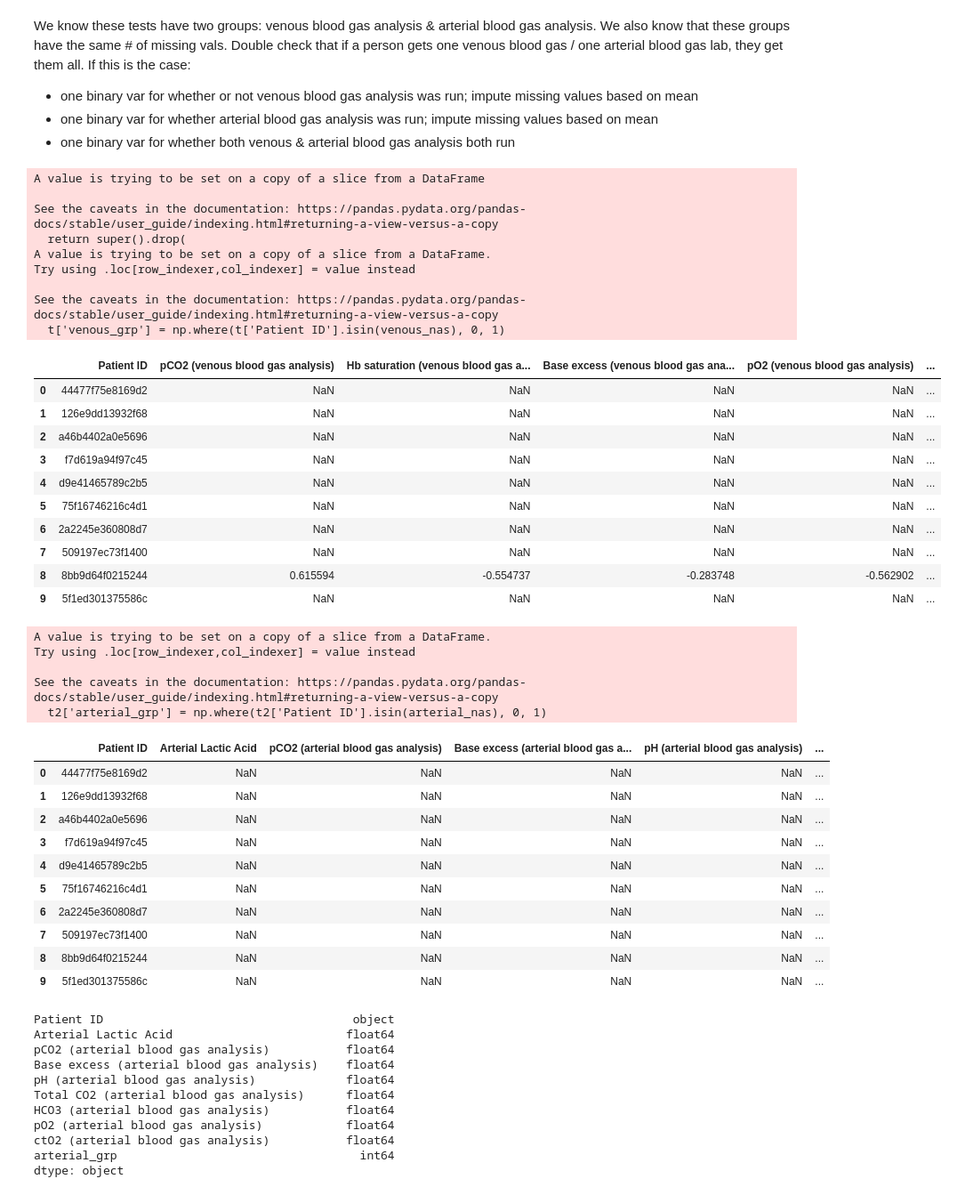
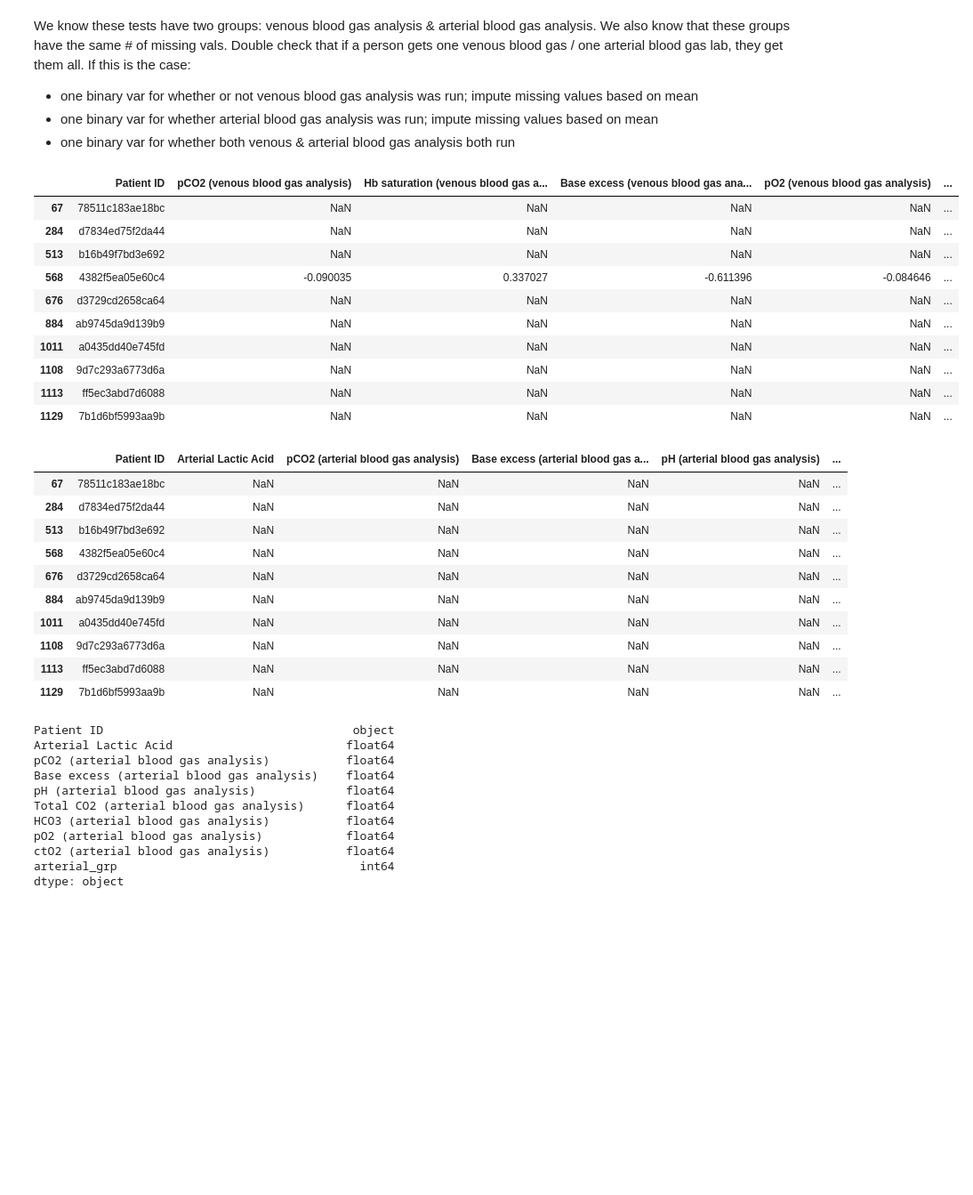
Before and after one commit to Yilin-Ye/ds_case_1_team_2, a Jupyter notebook: eda/blood_gasses_cytes_bilirubin_groups.ipynb, the cells around one changed output. Shown: that part at 89% size. Saved outputs shown, nothing was run; the diff lists cells and outputs as text; code cells hidden in the pictures; blank space fills up the shorter version.

```diff
--- a/eda/blood_gasses_cytes_bilirubin_groups.ipynb
+++ b/eda/blood_gasses_cytes_bilirubin_groups.ipynb
@@ -120,54 +120,42 @@ We know these tests have two groups: venous blood gas analysis & arterial blood
 - one binary var for whether arterial blood gas analysis was run; impute missing values based on mean
 - one binary var for whether both venous & arterial blood gas analysis both run
 # %%
-t = df.filter(regex='Patient ID|venous blood gas analysis', axis=1)
+t = df[df['SARS-Cov-2 exam result'] == 'positive']
+t = t.filter(regex='Patient ID|venous blood gas analysis', axis=1)
 t.drop('Fio2 (venous blood gas analysis)', axis = 1, inplace = True)
 venous_nas = t[t.isnull().sum(axis=1) == 7]['Patient ID']
 t['venous_grp'] = np.where(t['Patient ID'].isin(venous_nas), 0, 1)
 t.head(10)
 # %% [output]
-A value is trying to be set on a copy of a slice from a DataFrame
-
-See the caveats in the documentation: https://pandas.pydata.org/pandas-docs/stable/user_guide/indexing.html#returning-a-view-versus-a-copy
-  return super().drop(
-A value is trying to be set on a copy of a slice from a DataFrame.
-Try using .loc[row_indexer,col_indexer] = value instead
-
-See the caveats in the documentation: https://pandas.pydata.org/pandas-docs/stable/user_guide/indexing.html#returning-a-view-versus-a-copy
-  t['venous_grp'] = np.where(t['Patient ID'].isin(venous_nas), 0, 1)
 |  | Patient ID | pCO2 (venous blood gas analysis) | Hb saturation (venous blood gas a... | Base excess (venous blood gas ana... | pO2 (venous blood gas analysis) | ... |
-| 0 | 44477f75e8169d2 | NaN | NaN | NaN | NaN | ... |
-| 1 | 126e9dd13932f68 | NaN | NaN | NaN | NaN | ... |
-| 2 | a46b4402a0e5696 | NaN | NaN | NaN | NaN | ... |
-| 3 | f7d619a94f97c45 | NaN | NaN | NaN | NaN | ... |
-| 4 | d9e41465789c2b5 | NaN | NaN | NaN | NaN | ... |
-| 5 | 75f16746216c4d1 | NaN | NaN | NaN | NaN | ... |
-| 6 | 2a2245e360808d7 | NaN | NaN | NaN | NaN | ... |
-| 7 | 509197ec73f1400 | NaN | NaN | NaN | NaN | ... |
-| 8 | 8bb9d64f0215244 | 0.615594 | -0.554737 | -0.283748 | -0.562902 | ... |
-| 9 | 5f1ed301375586c | NaN | NaN | NaN | NaN | ... |
+| 67 | 78511c183ae18bc | NaN | NaN | NaN | NaN | ... |
+| 284 | d7834ed75f2da44 | NaN | NaN | NaN | NaN | ... |
+| 513 | b16b49f7bd3e692 | NaN | NaN | NaN | NaN | ... |
+| 568 | 4382f5ea05e60c4 | -0.090035 | 0.337027 | -0.611396 | -0.084646 | ... |
+| 676 | d3729cd2658ca64 | NaN | NaN | NaN | NaN | ... |
+| 884 | ab9745da9d139b9 | NaN | NaN | NaN | NaN | ... |
+| 1011 | a0435dd40e745fd | NaN | NaN | NaN | NaN | ... |
+| 1108 | 9d7c293a6773d6a | NaN | NaN | NaN | NaN | ... |
+| 1113 | ff5ec3abd7d6088 | NaN | NaN | NaN | NaN | ... |
+| 1129 | 7b1d6bf5993aa9b | NaN | NaN | NaN | NaN | ... |
 # %%
-t2 = df.filter(regex='Patient ID|arterial blood gas analysis|Arterial Lactic Acid', axis=1)
+t2 = df[df['SARS-Cov-2 exam result'] == 'positive']
+t2 = t2.filter(regex='Patient ID|arterial blood gas analysis|Arterial Lactic Acid', axis=1)
 arterial_nas = t2[t2.isnull().sum(axis=1) == 8]['Patient ID']
 t2['arterial_grp'] = np.where(t2['Patient ID'].isin(arterial_nas), 0, 1)
 t2.head(10)
 # %% [output]
-A value is trying to be set on a copy of a slice from a DataFrame.
-Try using .loc[row_indexer,col_indexer] = value instead
-
-See the caveats in the documentation: https://pandas.pydata.org/pandas-docs/stable/user_guide/indexing.html#returning-a-view-versus-a-copy
-  t2['arterial_grp'] = np.where(t2['Patient ID'].isin(arterial_nas), 0, 1)
 |  | Patient ID | Arterial Lactic Acid | pCO2 (arterial blood gas analysis) | Base excess (arterial blood gas a... | pH (arterial blood gas analysis) | ... |
-| 0 | 44477f75e8169d2 | NaN | NaN | NaN | NaN | ... |
-| 1 | 126e9dd13932f68 | NaN | NaN | NaN | NaN | ... |
-| 2 | a46b4402a0e5696 | NaN | NaN | NaN | NaN | ... |
-| 3 | f7d619a94f97c45 | NaN | NaN | NaN | NaN | ... |
-| 4 | d9e41465789c2b5 | NaN | NaN | NaN | NaN | ... |
-| 5 | 75f16746216c4d1 | NaN | NaN | NaN | NaN | ... |
-| 6 | 2a2245e360808d7 | NaN | NaN | NaN | NaN | ... |
-| 7 | 509197ec73f1400 | NaN | NaN | NaN | NaN | ... |
-| 8 | 8bb9d64f0215244 | NaN | NaN | NaN | NaN | ... |
-| 9 | 5f1ed301375586c | NaN | NaN | NaN | NaN | ... |
+| 67 | 78511c183ae18bc | NaN | NaN | NaN | NaN | ... |
+| 284 | d7834ed75f2da44 | NaN | NaN | NaN | NaN | ... |
+| 513 | b16b49f7bd3e692 | NaN | NaN | NaN | NaN | ... |
+| 568 | 4382f5ea05e60c4 | NaN | NaN | NaN | NaN | ... |
+| 676 | d3729cd2658ca64 | NaN | NaN | NaN | NaN | ... |
+| 884 | ab9745da9d139b9 | NaN | NaN | NaN | NaN | ... |
+| 1011 | a0435dd40e745fd | NaN | NaN | NaN | NaN | ... |
+| 1108 | 9d7c293a6773d6a | NaN | NaN | NaN | NaN | ... |
+| 1113 | ff5ec3abd7d6088 | NaN | NaN | NaN | NaN | ... |
+| 1129 | 7b1d6bf5993aa9b | NaN | NaN | NaN | NaN | ... |
 # %%
 t2.dtypes
 # %% [output]
```
Also changed, not shown: parts of 11 cells of this notebook, 1 other file.
